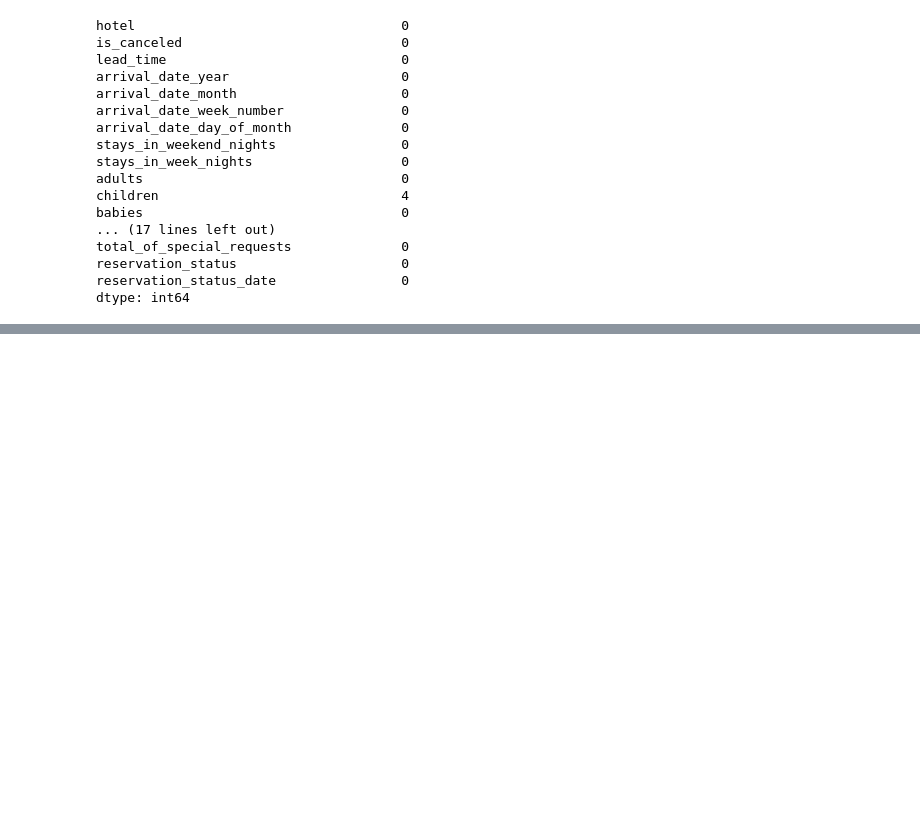
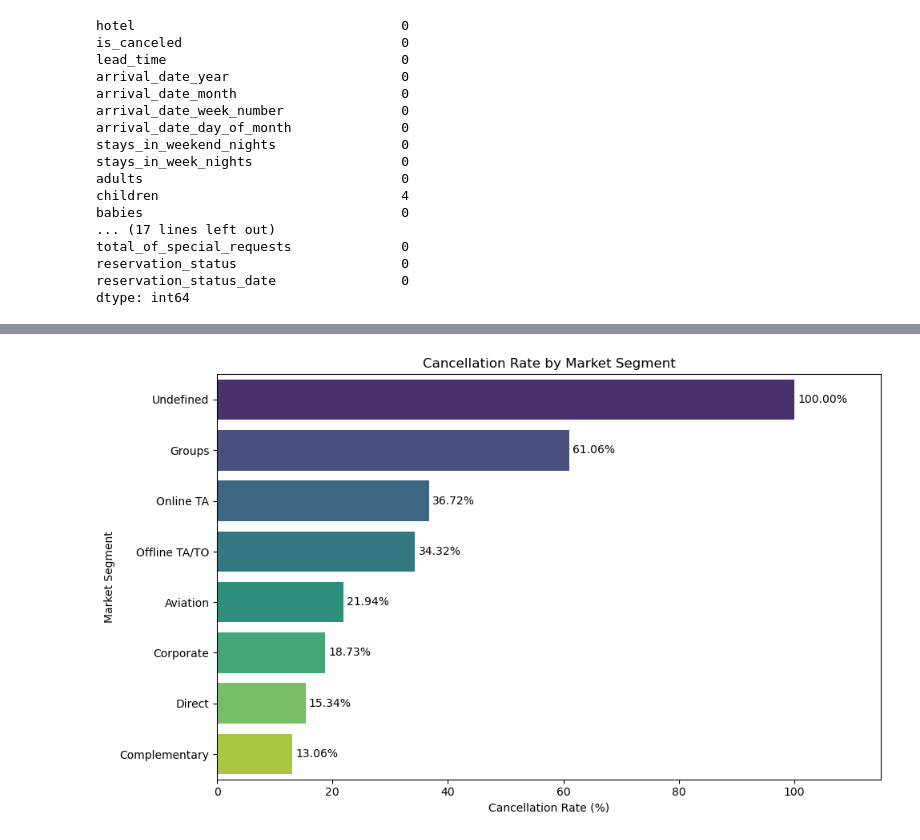
Before and after one commit to Saraseraji/hotel-booking-eda, a Jupyter notebook: hotel_revenue_cancellation_analysis.ipynb, the cells around one changed output, grey strips where cells are left out. Cells and saved outputs as stored; diff of their text form; code cells hidden in the pictures; blank space fills up the shorter version.

```diff
--- a/hotel_revenue_cancellation_analysis.ipynb
+++ b/hotel_revenue_cancellation_analysis.ipynb
@@ -78,0 +3680,12 @@ dtype: int64
+# %%
+
+# Calculate cancellation rates by market segment
+cancellation_by_segment = (
+    df.groupby('market_segment')['is_canceled']
+    .mean()
+    .mul(100)
+    .sort_values(ascending=False)
+)
+
+# Display cancellation rates
+cancellation_by_segment
@@ -78,0 +3703,25 @@ dtype: int64
+# %%
+
+# Plot cancellation rates by market segment
+plt.figure(figsize=(10, 6))
+
+ax = sns.barplot(
+    x=cancellation_by_segment.values,
+    y=cancellation_by_segment.index,
+    hue=cancellation_by_segment.index,
+    palette='viridis',
+    legend=False
+)
+
+# Add percentage labels beside the bars
+for container in ax.containers:
+    ax.bar_label(container, fmt='%.2f%%', padding=3)
+
+plt.title('Cancellation Rate by Market Segment')
+plt.xlabel('Cancellation Rate (%)')
+plt.ylabel('Market Segment')
+plt.xlim(0, 115)
+plt.tight_layout()
+plt.show()
+# %% [output]
+[figure, added]
```
Also changed, not shown: parts of 223 cells of this notebook.
